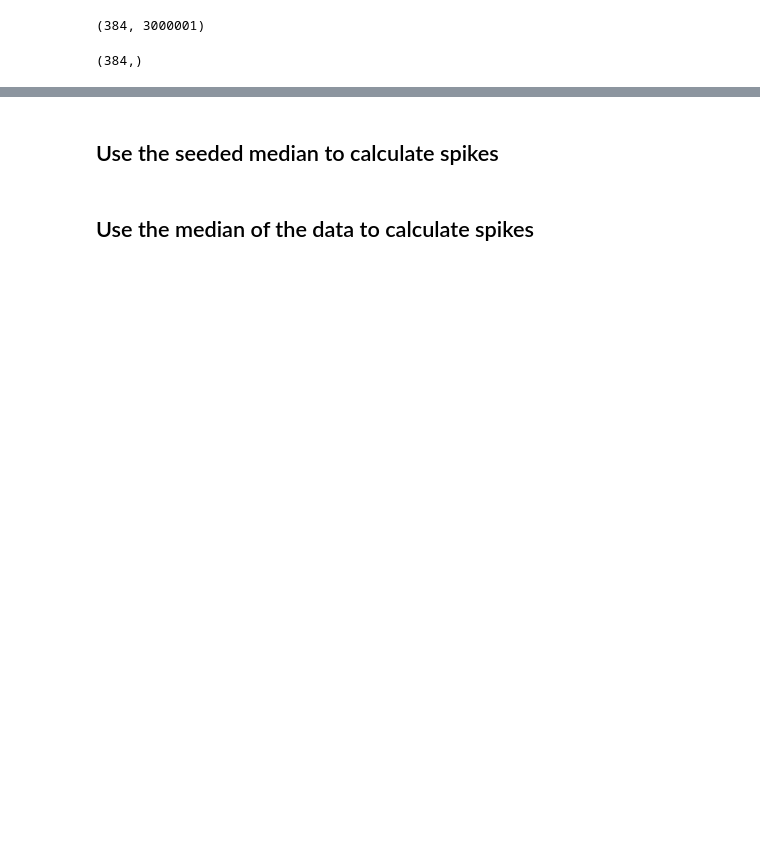
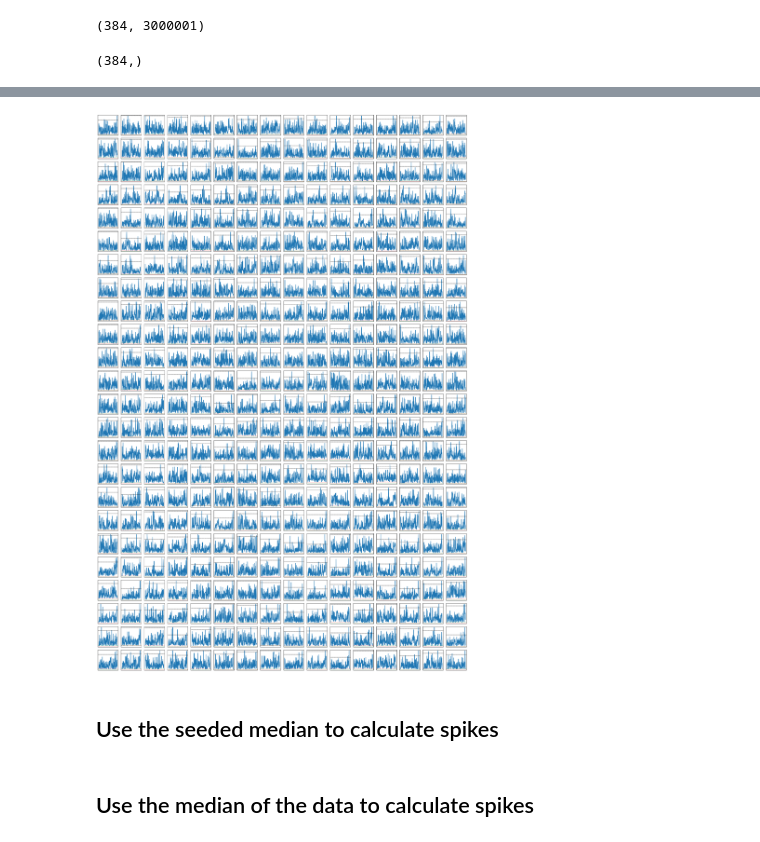
Before and after one commit to hantman-lab/realSpike, a Jupyter notebook: notebooks/seeded-median.ipynb, the cells around one changed output, grey strips where cells are left out. Drawn from its saved outputs; the diff is of its cells as text; code cells hidden in the pictures; blank space fills up the shorter version.

```diff
--- a/notebooks/seeded-median.ipynb
+++ b/notebooks/seeded-median.ipynb
@@ -54,6 +40,0 @@ ds = [butter_filter(data[:8, i:i+150], 1_000, 30_000) for i in ixs]
-# %%
-n = ["seeded median: ", "non-seeded median: "]*5
-
-for i in range(len(ixs)):
-    n[i * 2] += str(ixs[i])
-    n[(i * 2) + 1] += str(ixs[i])
@@ -73,13 +40,0 @@ n
-# %%
-fig = fpl.Figure(shape=(5,2), size=(800, 1500), names=n)
-
-#fig[0,0].add_line_stack(butter_filter(data[:3, :4000], 1_000, 30_000), colors="gray")
-
-for s in fig:
-    s.axes.visible = False
-
-for i in range(5):
-    fig[i, 0].add_line_stack(ds[i], colors="gray", name="lg")
-    fig[i, 1].add_line_stack(ds[i], colors="gray", name="lg")
-
-fig.show(maintain_aspect=False)
@@ -105,0 +102,31 @@ Caused by:
+# %%
+j = 0
+
+# Number of subplots
+n_subplots = 384
+nrows, ncols = 24, 16
+
+fig, axes = plt.subplots(nrows, ncols, figsize=(20, 30))
+axes = axes.flatten()  # flatten for easy iteration
+
+mad = scipy.stats.median_abs_deviation(ds[j], axis=1)
+
+nonseed_median = np.median(ds[j], axis=1)
+
+thresh = (4 * mad)
+
+for i in range(n_subplots):
+    axes[i].plot(np.abs(ds[j][i, :]))
+    axes[i].set_xticks([])
+    axes[i].set_yticks([])
+    axes[i].axhline(y=median[i], color='r', linestyle='--', linewidth=0.5)
+    axes[i].axhline(y=nonseed_median[i], color='green', linestyle='--', linewidth=0.5)
+    axes[i].axhline(y=median[i] + thresh[i], color='black', linestyle='--', linewidth=0.5)
+    axes[i].axhline(y=nonseed_median[i] + thresh[i], color='black', linestyle='--', linewidth=0.5)
+
+    # axes[i].set_title(f"Plot {i+1}", fontsize=6)
+
+plt.tight_layout()
+plt.show()
+# %% [output]
+[figure, added]
```
Also changed, not shown: parts of 16 cells of this notebook, 6 other files.
